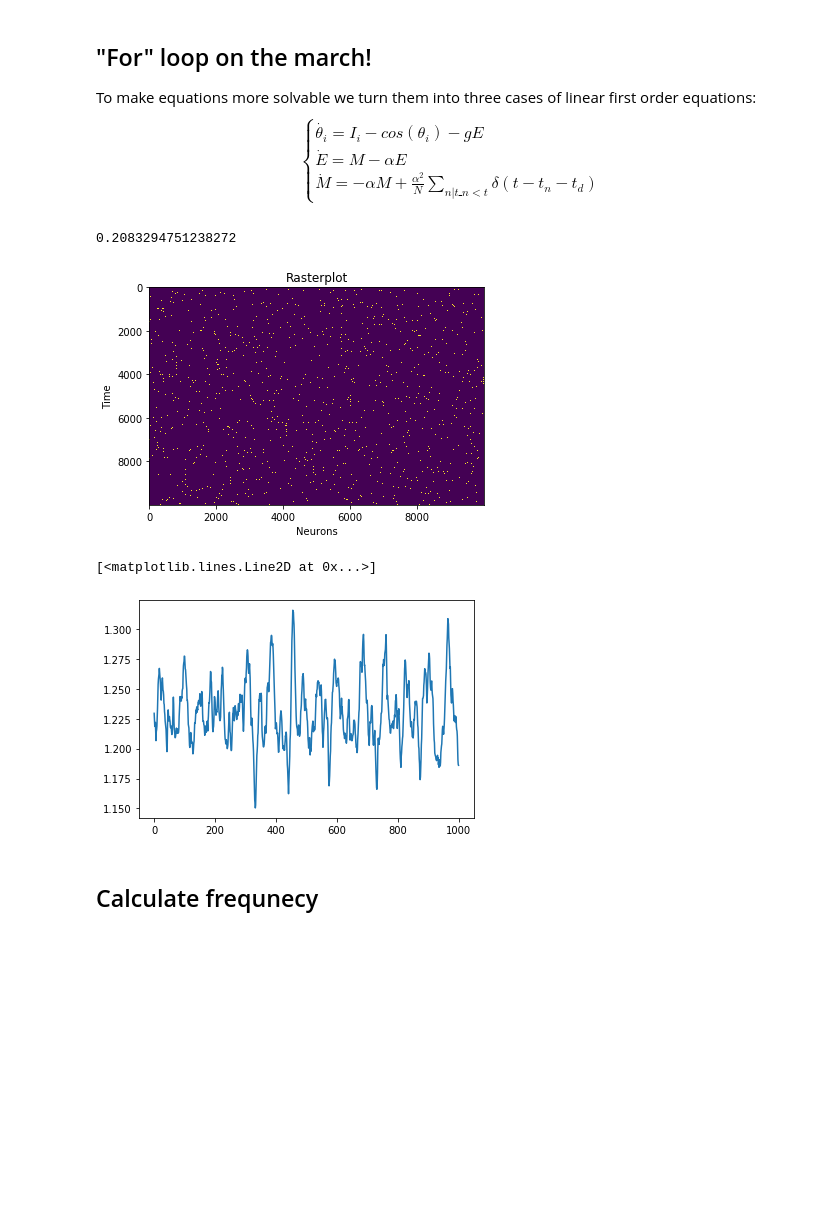
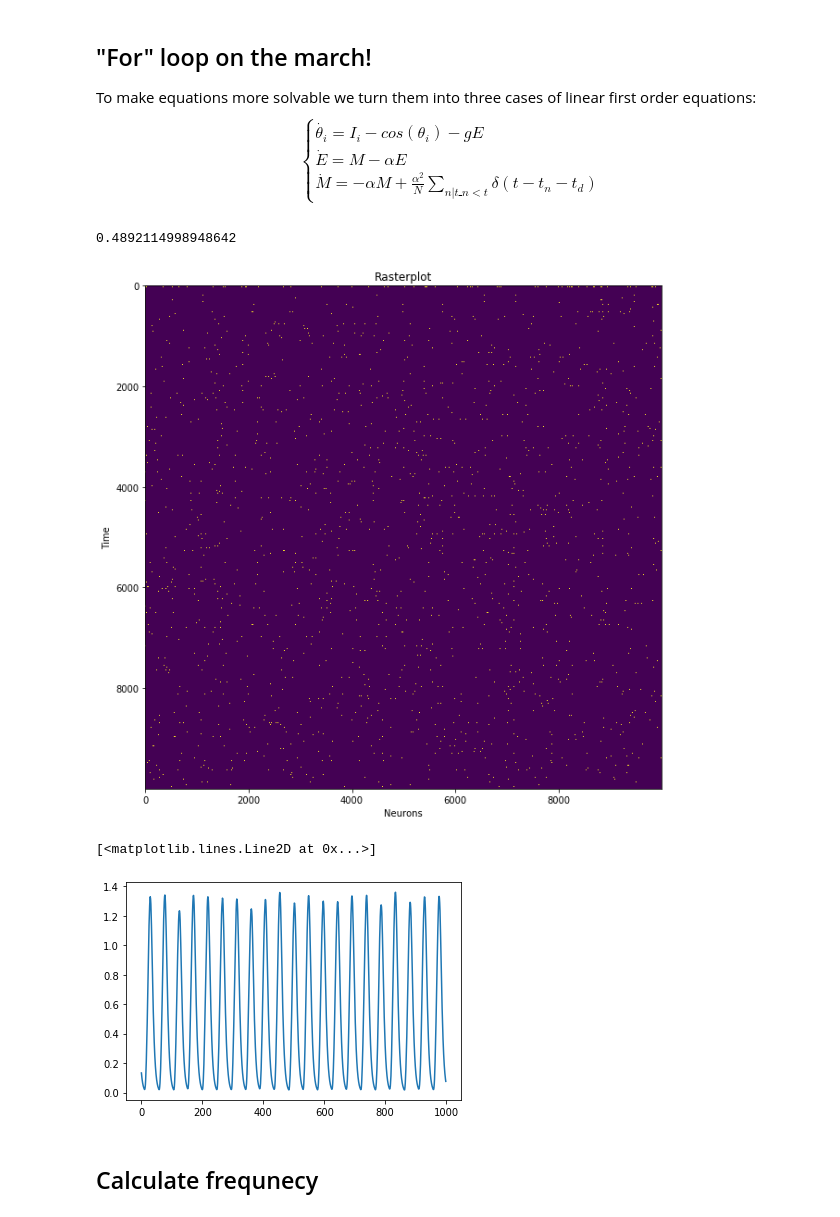
Before and after one commit to mmehrani/master_thesis, a Jupyter notebook: scripts/rotational_model/rotational_model.ipynb, the cells around one changed output. Saved outputs shown, nothing was run; the diff lists cells and outputs as text; code cells hidden in the pictures; blank space fills up the shorter version.

```diff
--- a/scripts/rotational_model/rotational_model.ipynb
+++ b/scripts/rotational_model/rotational_model.ipynb
@@ -14,7 +14,7 @@ from tqdm import tqdm
 import os
 # %%
 num_neurons = 10000
-g = 3
+g = 16
 random_input_span = (9.5,13.5) #it should fall in the well defined cos(\theta) domain.
 
 total_time = 100
@@ -75,8 +75,8 @@ $$
 # %%
 for i in tqdm( range(total_steps - 1) ):
     #dynamic
-    theta_arr = theta_arr + (random_input - np.cos(theta_arr) - g * e_arr[i] )*time_step
-
+#     theta_arr = theta_arr + (random_input - np.cos(theta_arr) - g * e_arr[i] )*time_step
+    theta_arr = theta_arr + (random_input - g * e_arr[i] )*time_step
     # Prevent neurons from free falling to large negative degrees.
 #     free_fall_mask = theta_arr < - 25*np.pi/2
 #     theta_arr[free_fall_mask] = -25*np.pi/2 + 0.1
@@ -107,20 +107,23 @@ for i in tqdm( range(total_steps - 1) ):
 sigma = np.std( e_arr )
 sigma
 # %% [output]
-0.2083294751238272
+0.4892114998948642
 # %%
-plt.imshow( spiking_records, aspect= 'auto')
-plt.xlabel('Neurons')
-plt.ylabel('Time')
-plt.title('Rasterplot')
-plt.savefig( os.path.join(saving_path, 'raster_plot.png'))
+fig = plt.figure(figsize = (10,10*total_steps/num_neurons))
+ax = fig.add_subplot()
+
+ax.imshow( spiking_records, aspect= 'auto', interpolation='none')
+ax.set_xlabel('Neurons')
+ax.set_ylabel('Time')
+ax.set_title('Rasterplot')
+fig.savefig( os.path.join(saving_path, 'raster_plot.png'), dpi = 1000)
 # %% [output]
-[figure, old version]
+[figure, new version]
 # %%
 plt.plot(e_arr[-1000:])
 # %% [output]
 [<matplotlib.lines.Line2D at 0x...>]
-[figure, old version]
+[figure, new version]
 # %% [markdown]
 ## Calculate frequnecy
 # %%
```
Also changed, not shown: parts of 14 cells of this notebook, 5 other files.
